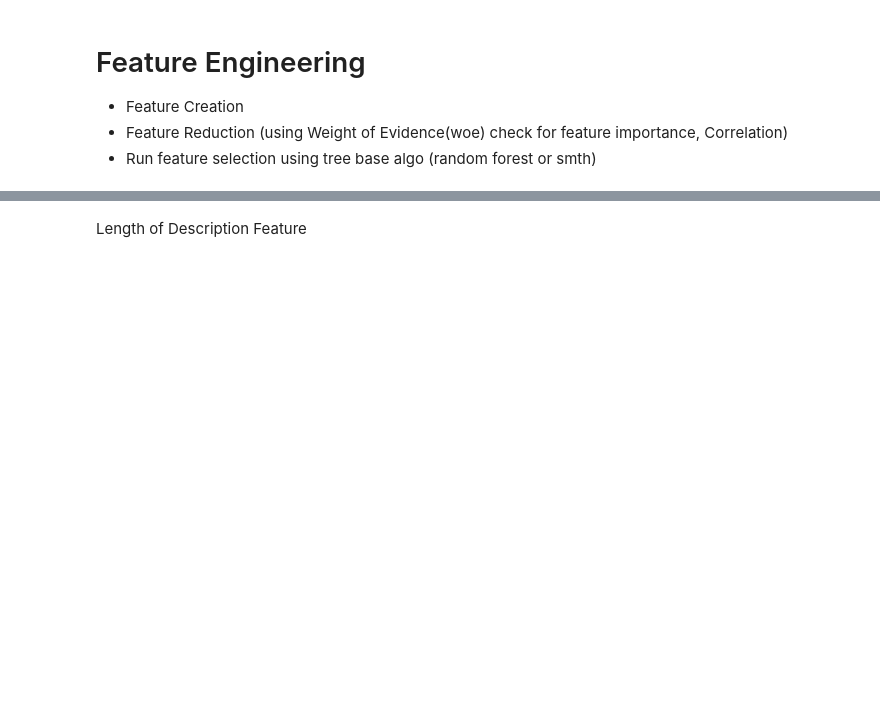
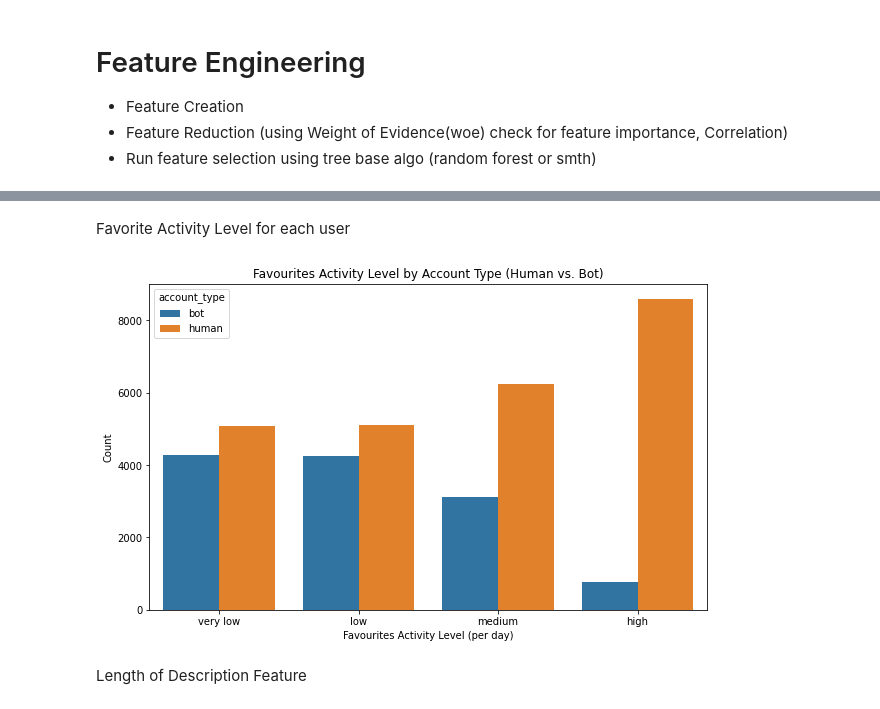
Before and after one commit to wennwei/bt4222, a Jupyter notebook: 3_preprocessing.ipynb, the cells around one changed output, grey strips where cells are left out. Drawn from its saved outputs; the diff is of its cells as text; code cells hidden in the pictures; blank space fills up the shorter version.

```diff
--- a/3_preprocessing.ipynb
+++ b/3_preprocessing.ipynb
@@ -100,3 +148,25 @@ df['deviation_from_humans'].describe()
+# %% [markdown]
+Favorite Activity Level for each user
+# %%
+# Calculate favourites per day
+df['favourites_per_day'] = df['favourites_count'] / df['account_age_days']
+
+# Quantile bucketing for favourites_per_day
+df['favourites_activity'] = pd.qcut(df['favourites_per_day'], q=4, labels=['very low', 'low', 'medium', 'high'])
+
+# Visualize the distribution of favourites_activity by account_type
+plt.figure(figsize=(10, 6))
+sns.countplot(data=df, x='favourites_activity', hue='account_type')
+
+# Add title and labels
+plt.title('Favourites Activity Level by Account Type (Human vs. Bot)')
+plt.xlabel('Favourites Activity Level (per day)')
+plt.ylabel('Count')
+
+# Show plot
+plt.show()
+# %% [output]
+[figure, added]
 # %% [markdown]
 Length of Description Feature
 # %%
```
Also changed, not shown: parts of 19 cells of this notebook.
